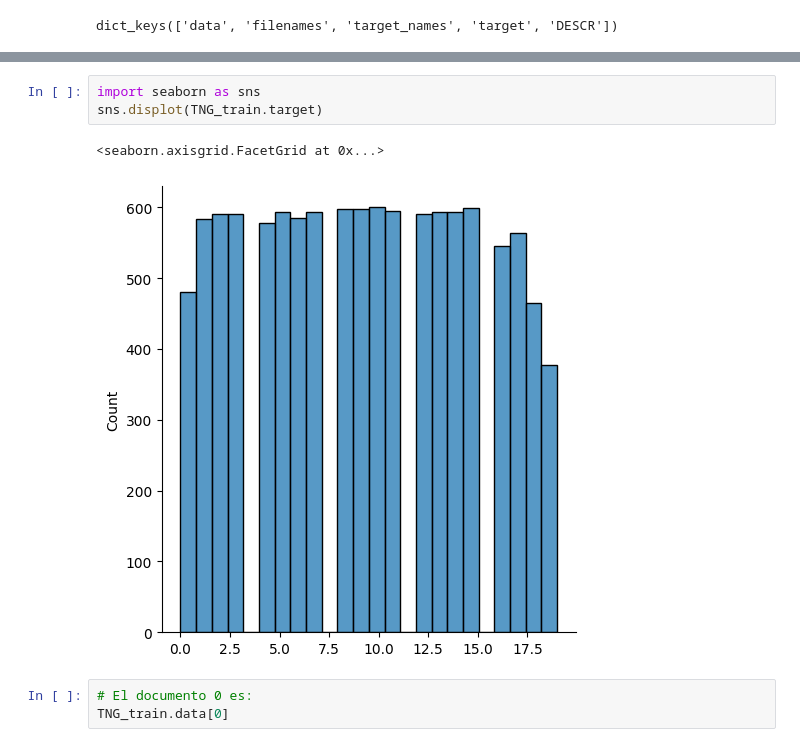
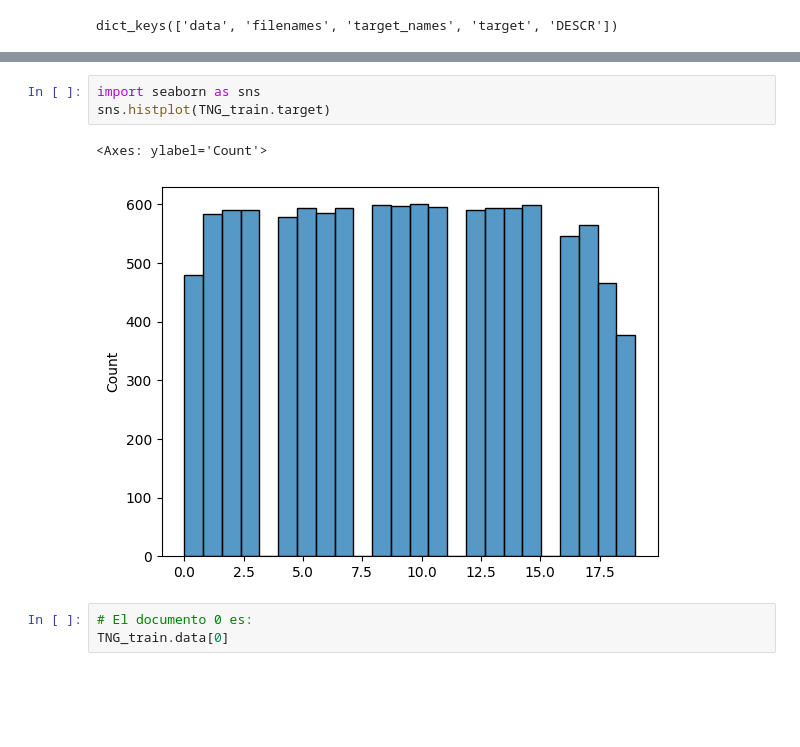
Before and after one commit to LCaravaggio/NLP, a Jupyter notebook: 07_TopicModelling/CV_y_TFIDF.ipynb, the cells around one changed output, grey strips where cells are left out. Saved outputs shown, nothing was run; the diff lists cells and outputs as text; blank space fills up the shorter version.

```diff
--- a/07_TopicModelling/CV_y_TFIDF.ipynb
+++ b/07_TopicModelling/CV_y_TFIDF.ipynb
@@ -242,10 +244,10 @@ TNG_train.target_names
  'talk.religion.misc']
 # %%
 import seaborn as sns
-sns.displot(TNG_train.target)
+sns.histplot(TNG_train.target)
 # %% [output]
-<seaborn.axisgrid.FacetGrid at 0x...>
+<Axes: ylabel='Count'>
-[figure, old version]
+[figure, new version]
 # %%
 # El documento 0 es:
 TNG_train.data[0]
```
Also changed, not shown: parts of 5 cells of this notebook.
